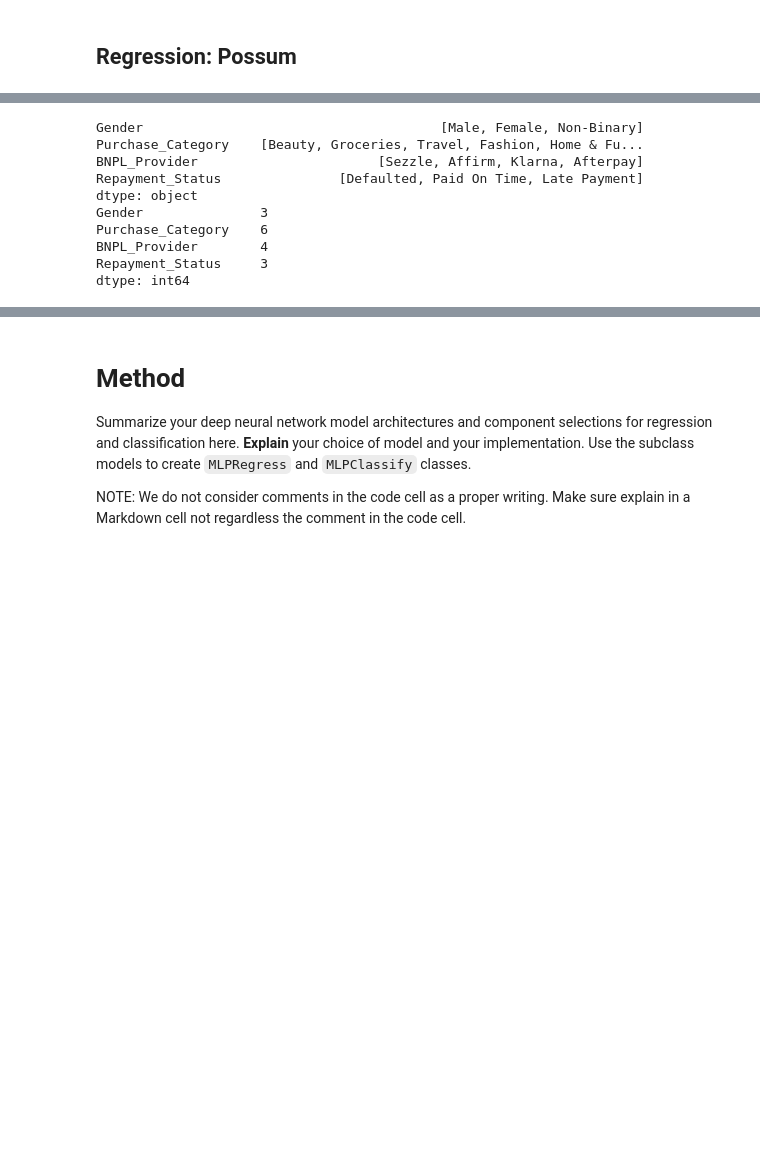
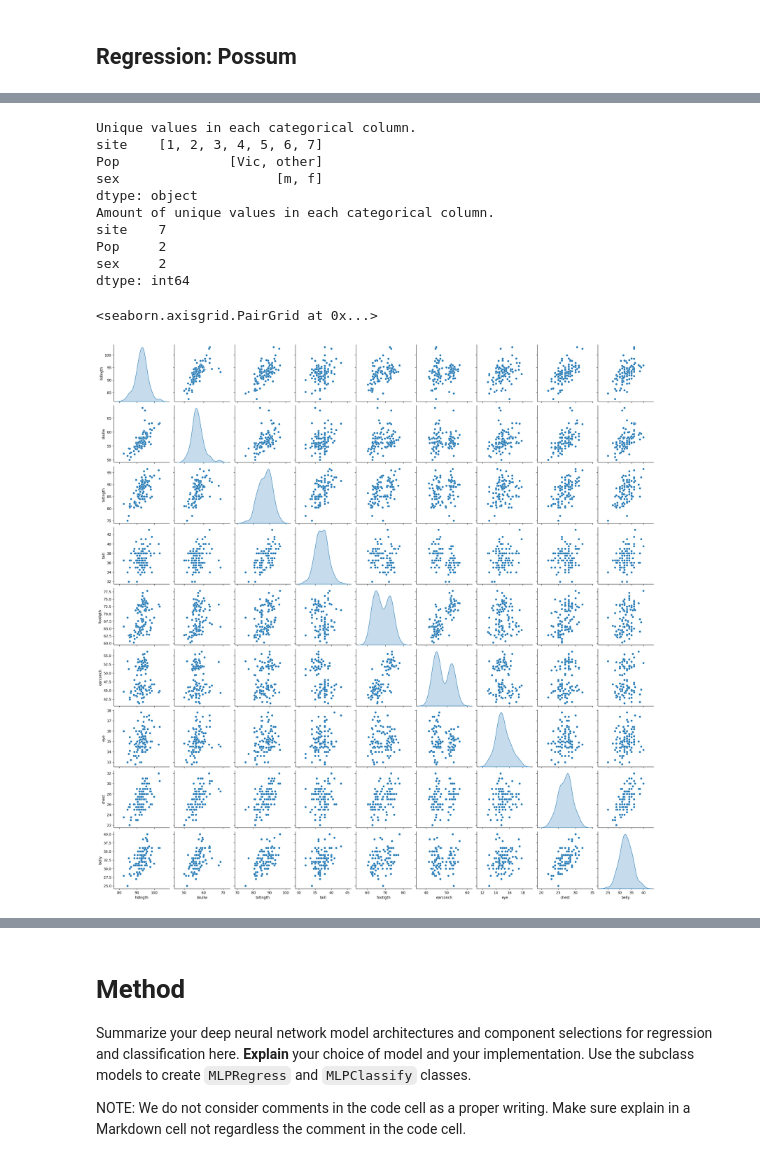
Before and after one commit to Abeoseh/deep_learning, a Jupyter notebook: assignments/assignment1/Assign1.ipynb, the cells around one changed output, grey strips where cells are left out. Saved outputs shown, nothing was run; the diff lists cells and outputs as text; code cells hidden in the pictures; blank space fills up the shorter version.

```diff
--- a/assignments/assignment1/Assign1.ipynb
+++ b/assignments/assignment1/Assign1.ipynb
@@ -169,6 +169,6 @@ train_data.shape, test_data.shape
 # %% [markdown]
 ## Regression: Possum
 # %%
-possum = pd.read_csv("possum.xls")
+possum = pd.read_csv("possum.xls").drop("case", axis = 1)
 possum.shape
 # %% [output]
@@ -195,0 +178,11 @@ dtype: int64
+# %%
+print("Checking the amount of NA values in each column")
+display(possum.isna().sum())
+
+print("Displaying the rows with NA values")
+display(possum[possum["age"].isna() | possum["footlgth"].isna()])
+
+possum = possum.dropna()
+
+print("Checking the amount of NA values in each column after removing the 3 rows with NA")
+display(possum.isna().sum())
@@ -196,14 +225,23 @@ dtype: int64
 # %%
-print(bnpl[['Pop', 'sex', 'age']].apply(lambda col: col.unique()))
-print(bnpl[['Pop', 'sex', 'age']].apply(lambda col: len(col.unique())))
+print("Unique values in each categorical column.")
+print(possum[['site', 'Pop', 'sex']].apply(lambda col: col.unique()))
+print("Amount of unique values in each categorical column.")
+print(possum[['site', 'Pop', 'sex']].apply(lambda col: len(col.unique())))
 # %% [output]
-Gender                                      [Male, Female, Non-Binary]
-Purchase_Category    [Beauty, Groceries, Travel, Fashion, Home & Fu...
-BNPL_Provider                       [Sezzle, Affirm, Klarna, Afterpay]
-Repayment_Status               [Defaulted, Paid On Time, Late Payment]
+Unique values in each categorical column.
+site    [1, 2, 3, 4, 5, 6, 7]
+Pop              [Vic, other]
+sex                    [m, f]
 dtype: object
-Gender               3
-Purchase_Category    6
-BNPL_Provider        4
-Repayment_Status     3
+Amount of unique values in each categorical column.
+site    7
+Pop     2
+sex     2
 dtype: int64
+# %%
+selected_columns = possum[["hdlngth", "skullw", "totlngth", "taill", "footlgth", "earconch", "eye", "chest", "belly"]]
+
+sns.pairplot(selected_columns, diag_kind="kde")
+# %% [output]
+<seaborn.axisgrid.PairGrid at 0x...>
+[figure, added]
```
Also changed, not shown: parts of 21 cells of this notebook, 2 other files.
